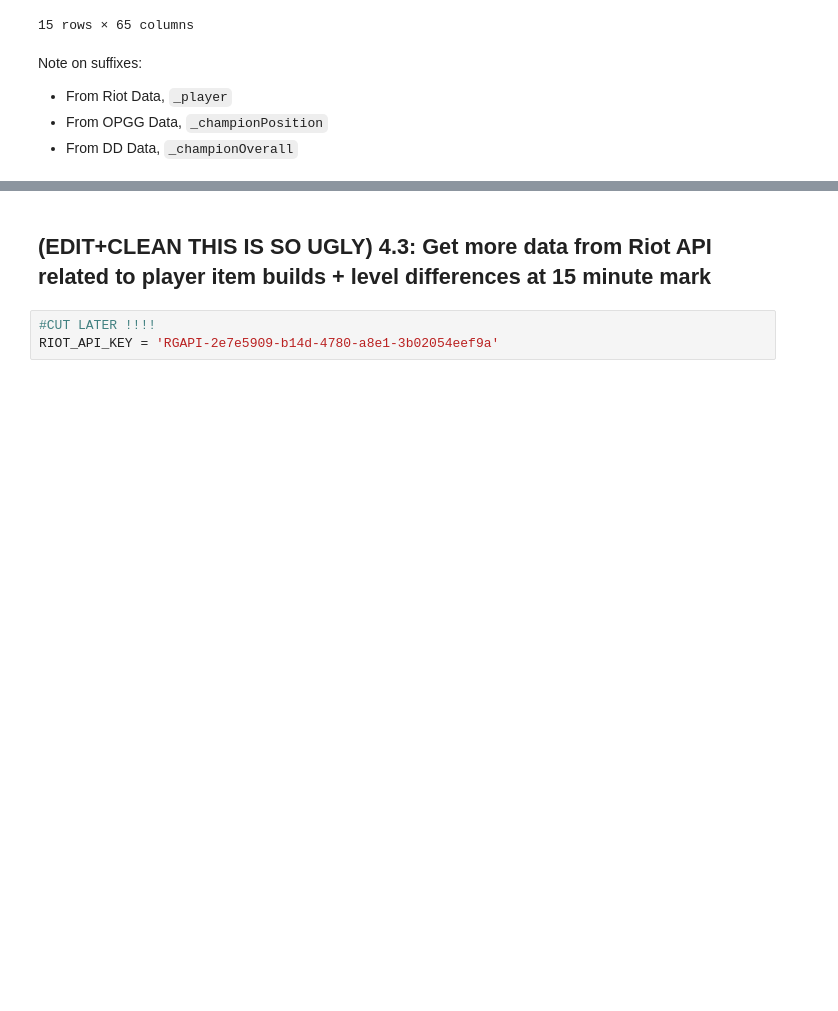
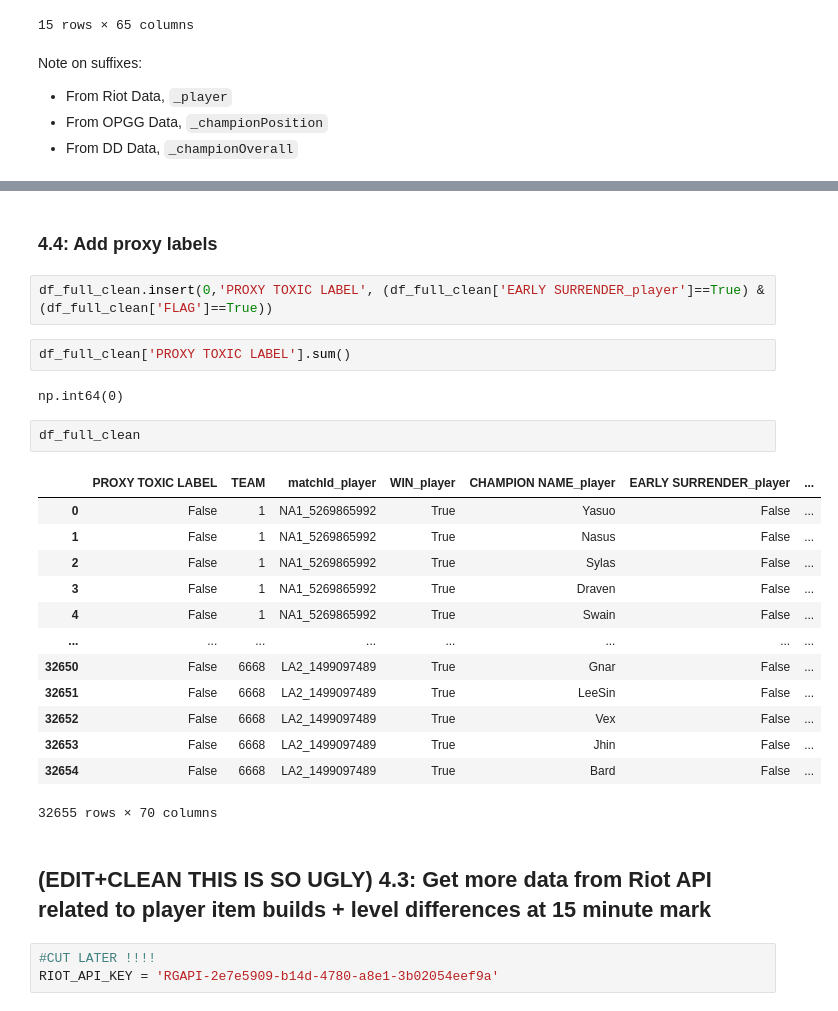
Before and after one commit to lybytes/lol-toxicity-analysis, a Jupyter notebook: ST445_Project_Main v2.ipynb, the cells around one changed output, grey strips where cells are left out. Saved outputs shown, nothing was run; the diff lists cells and outputs as text; blank space fills up the shorter version.

```diff
--- a/ST445_Project_Main v2.ipynb
+++ b/ST445_Project_Main v2.ipynb
@@ -974,3 +1071,27 @@ Note on suffixes:
+# %% [markdown]
+### 4.4: Add proxy labels
+# %%
+df_full_clean.insert(0,'PROXY TOXIC LABEL', (df_full_clean['EARLY SURRENDER_player']==True) & (df_full_clean['FLAG']==True))
+# %%
+df_full_clean['PROXY TOXIC LABEL'].sum()
+# %% [output]
+np.int64(0)
+# %%
+df_full_clean
+# %% [output]
+|  | PROXY TOXIC LABEL | TEAM | matchId_player | WIN_player | CHAMPION NAME_player | EARLY SURRENDER_player | ... |
+| 0 | False | 1 | NA1_5269865992 | True | Yasuo | False | ... |
+| 1 | False | 1 | NA1_5269865992 | True | Nasus | False | ... |
+| 2 | False | 1 | NA1_5269865992 | True | Sylas | False | ... |
+| 3 | False | 1 | NA1_5269865992 | True | Draven | False | ... |
+| 4 | False | 1 | NA1_5269865992 | True | Swain | False | ... |
+| ... | ... | ... | ... | ... | ... | ... | ... |
+| 32650 | False | 6668 | LA2_1499097489 | True | Gnar | False | ... |
+| 32651 | False | 6668 | LA2_1499097489 | True | LeeSin | False | ... |
+| 32652 | False | 6668 | LA2_1499097489 | True | Vex | False | ... |
+| 32653 | False | 6668 | LA2_1499097489 | True | Jhin | False | ... |
+| 32654 | False | 6668 | LA2_1499097489 | True | Bard | False | ... |
+32655 rows × 70 columns
 # %% [markdown]
 ## (EDIT+CLEAN THIS IS SO UGLY) 4.3: Get more data from Riot API related to player item builds + level differences at 15 minute mark
 # %%
```
Also changed, not shown: parts of 10 cells of this notebook.
